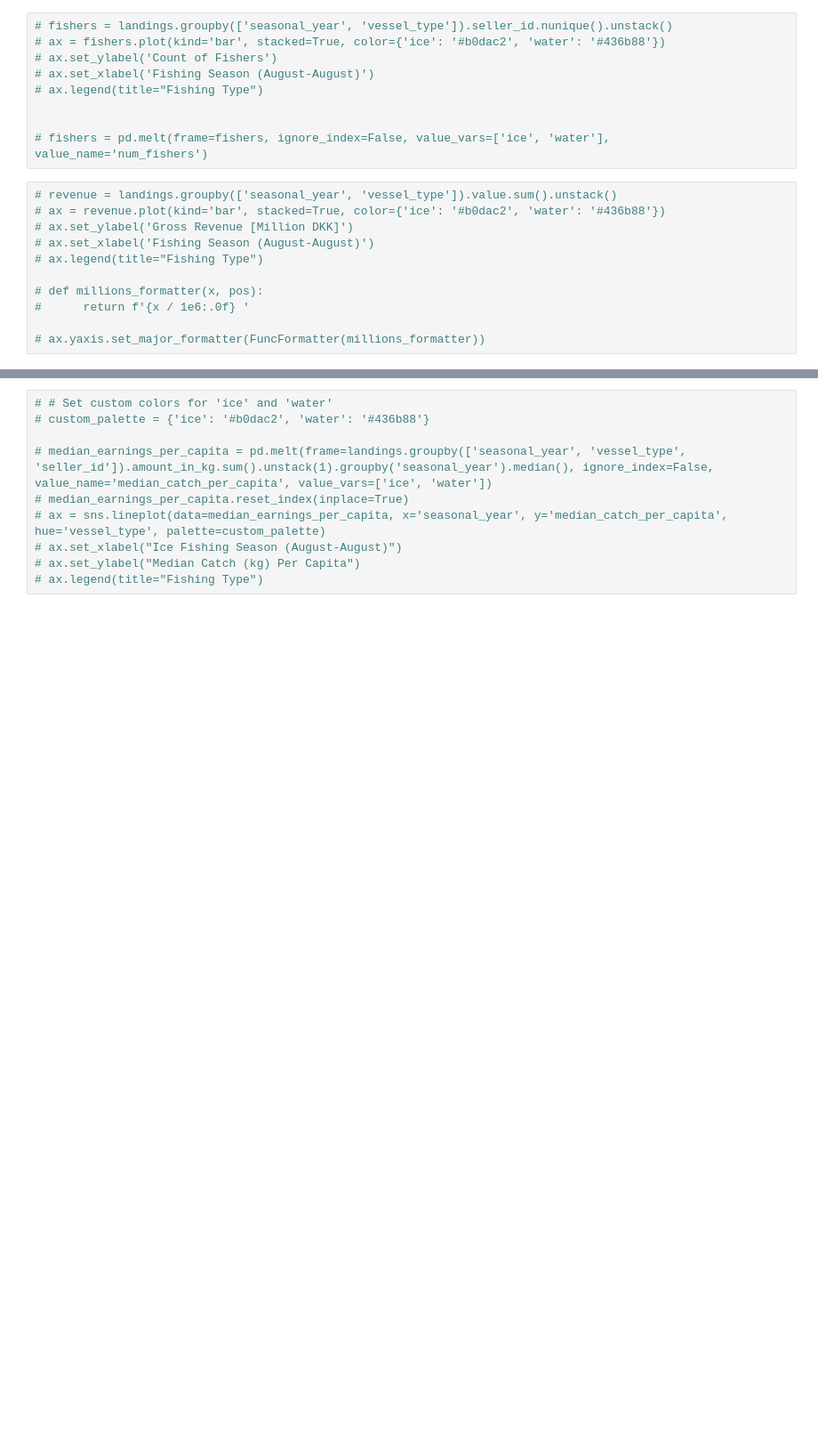
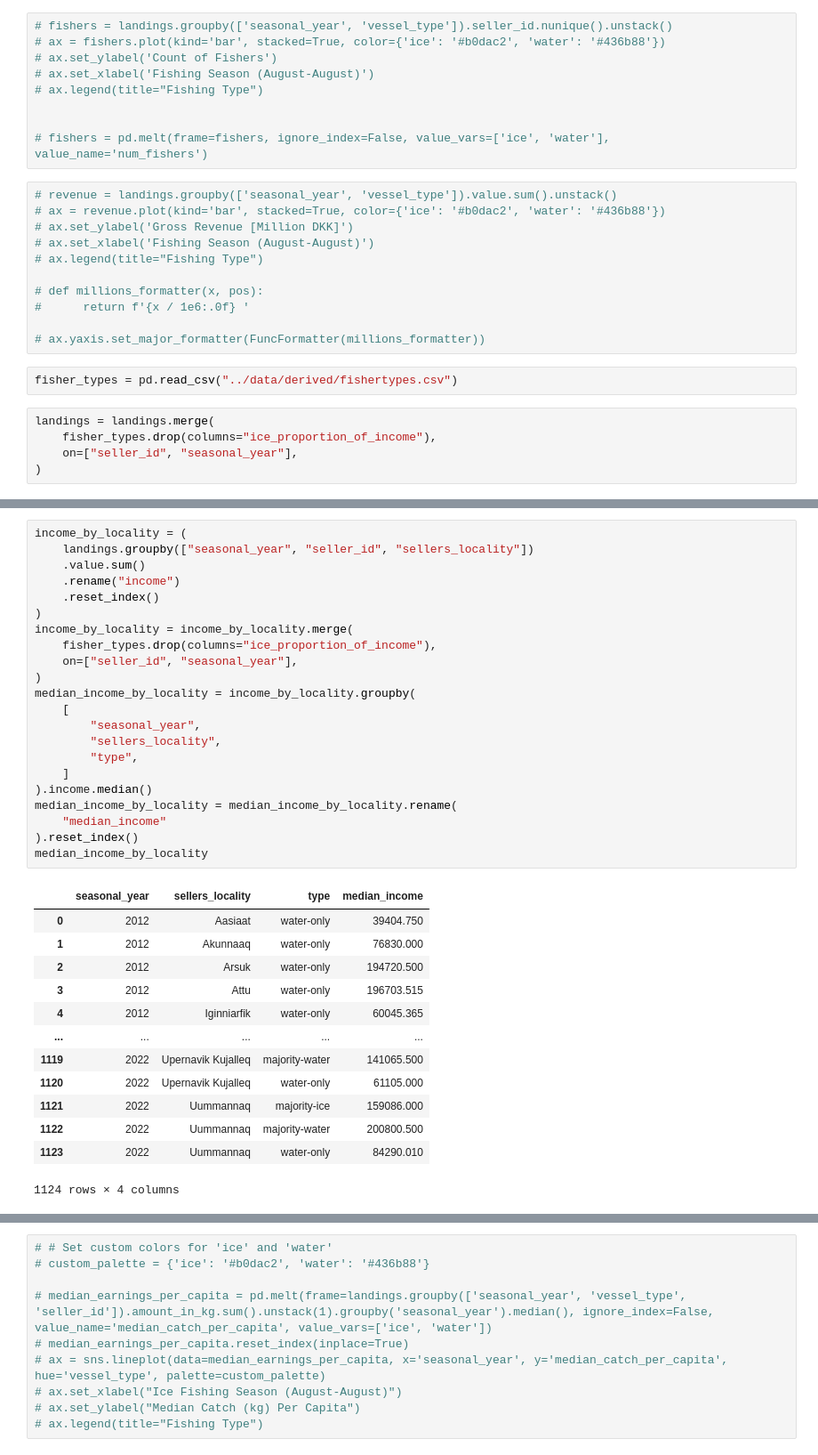
Before and after one commit to huntersnyder/seaicefishing, a Jupyter notebook: notebooks/03-stats_and_viz.ipynb, the cells around one changed output, grey strips where cells are left out. Shown: that part at 89% size. Cells and saved outputs as stored; diff of their text form; blank space fills up the shorter version.

Commit message:
adds income

```diff
--- a/notebooks/03-stats_and_viz.ipynb
+++ b/notebooks/03-stats_and_viz.ipynb
@@ -97,3 +127,10 @@ ax.yaxis.set_major_formatter(FuncFormatter(millions_formatter))
 #      return f'{x / 1e6:.0f} '
 
 # ax.yaxis.set_major_formatter(FuncFormatter(millions_formatter))
+# %%
+fisher_types = pd.read_csv("../data/derived/fishertypes.csv")
+# %%
+landings = landings.merge(
+    fisher_types.drop(columns="ice_proportion_of_income"),
+    on=["seller_id", "seasonal_year"],
+)
@@ -124,0 +178,36 @@ ax.yaxis.set_major_formatter(FuncFormatter(thousands_formatter))
+# %%
+income_by_locality = (
+    landings.groupby(["seasonal_year", "seller_id", "sellers_locality"])
+    .value.sum()
+    .rename("income")
+    .reset_index()
+)
+income_by_locality = income_by_locality.merge(
+    fisher_types.drop(columns="ice_proportion_of_income"),
+    on=["seller_id", "seasonal_year"],
+)
+median_income_by_locality = income_by_locality.groupby(
+    [
+        "seasonal_year",
+        "sellers_locality",
+        "type",
+    ]
+).income.median()
+median_income_by_locality = median_income_by_locality.rename(
+    "median_income"
+).reset_index()
+median_income_by_locality
+# %% [output]
+|  | seasonal_year | sellers_locality | type | median_income |
+| 0 | 2012 | Aasiaat | water-only | 39404.750 |
+| 1 | 2012 | Akunnaaq | water-only | 76830.000 |
+| 2 | 2012 | Arsuk | water-only | 194720.500 |
+| 3 | 2012 | Attu | water-only | 196703.515 |
+| 4 | 2012 | Iginniarfik | water-only | 60045.365 |
+| ... | ... | ... | ... | ... |
+| 1119 | 2022 | Upernavik Kujalleq | majority-water | 141065.500 |
+| 1120 | 2022 | Upernavik Kujalleq | water-only | 61105.000 |
+| 1121 | 2022 | Uummannaq | majority-ice | 159086.000 |
+| 1122 | 2022 | Uummannaq | majority-water | 200800.500 |
+| 1123 | 2022 | Uummannaq | water-only | 84290.010 |
+1124 rows × 4 columns
```
Also changed, not shown: parts of 12 cells of this notebook, 3 other files.
